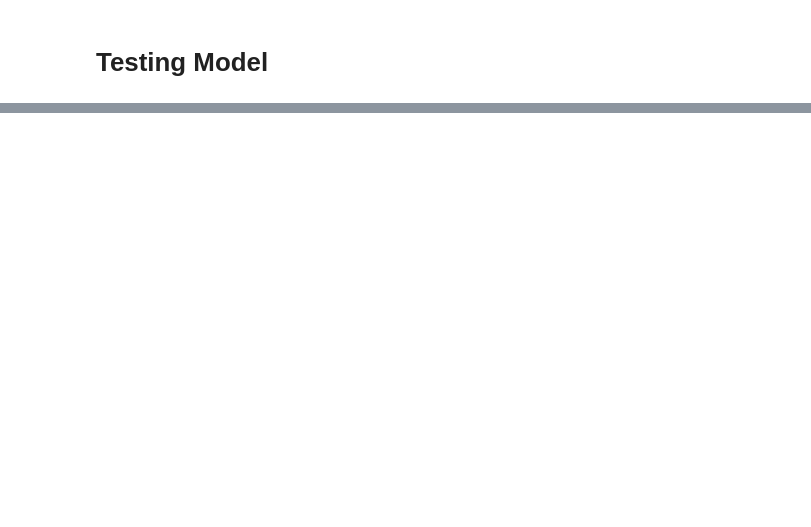
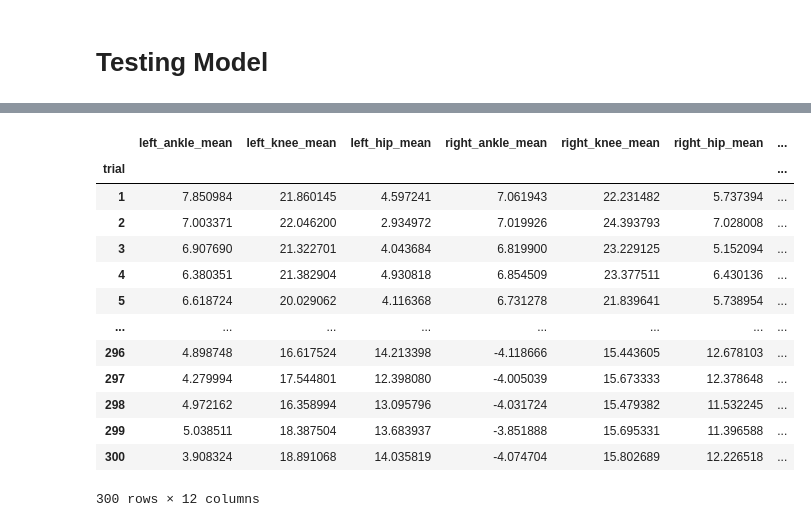
Before and after one commit to NicBamberger/ML_Coursework, a Jupyter notebook: gait/preprocessing.ipynb, the cells around one changed output, grey strips where cells are left out. Saved outputs shown, nothing was run; the diff lists cells and outputs as text; code cells hidden in the pictures; blank space fills up the shorter version.

```diff
--- a/gait/preprocessing.ipynb
+++ b/gait/preprocessing.ipynb
@@ -73,5 +223,22 @@ from sklearn.metrics import f1_score, accuracy_score, confusion_matrix, balanced
 import matplotlib.pyplot as plt
 import seaborn as sns
+# %%
+features
+# %% [output]
+|  | left_ankle_mean | left_knee_mean | left_hip_mean | right_ankle_mean | right_knee_mean | right_hip_mean | ... |
+| trial |  |  |  |  |  |  | ... |
+| 1 | 7.850984 | 21.860145 | 4.597241 | 7.061943 | 22.231482 | 5.737394 | ... |
+| 2 | 7.003371 | 22.046200 | 2.934972 | 7.019926 | 24.393793 | 7.028008 | ... |
+| 3 | 6.907690 | 21.322701 | 4.043684 | 6.819900 | 23.229125 | 5.152094 | ... |
+| 4 | 6.380351 | 21.382904 | 4.930818 | 6.854509 | 23.377511 | 6.430136 | ... |
+| 5 | 6.618724 | 20.029062 | 4.116368 | 6.731278 | 21.839641 | 5.738954 | ... |
+| ... | ... | ... | ... | ... | ... | ... | ... |
+| 296 | 4.898748 | 16.617524 | 14.213398 | -4.118666 | 15.443605 | 12.678103 | ... |
+| 297 | 4.279994 | 17.544801 | 12.398080 | -4.005039 | 15.673333 | 12.378648 | ... |
+| 298 | 4.972162 | 16.358994 | 13.095796 | -4.031724 | 15.479382 | 11.532245 | ... |
+| 299 | 5.038511 | 18.387504 | 13.683937 | -3.851888 | 15.695331 | 11.396588 | ... |
+| 300 | 3.908324 | 18.891068 | 14.035819 | -4.074704 | 15.802689 | 12.226518 | ... |
+300 rows × 12 columns
 # %%
 TRAIN_SUBJECTS = 7
 TRAIN_TRIALS = N_TRIALS * TRAIN_SUBJECTS / N_SUBJECTS
```
Also changed, not shown: parts of 22 cells of this notebook.
